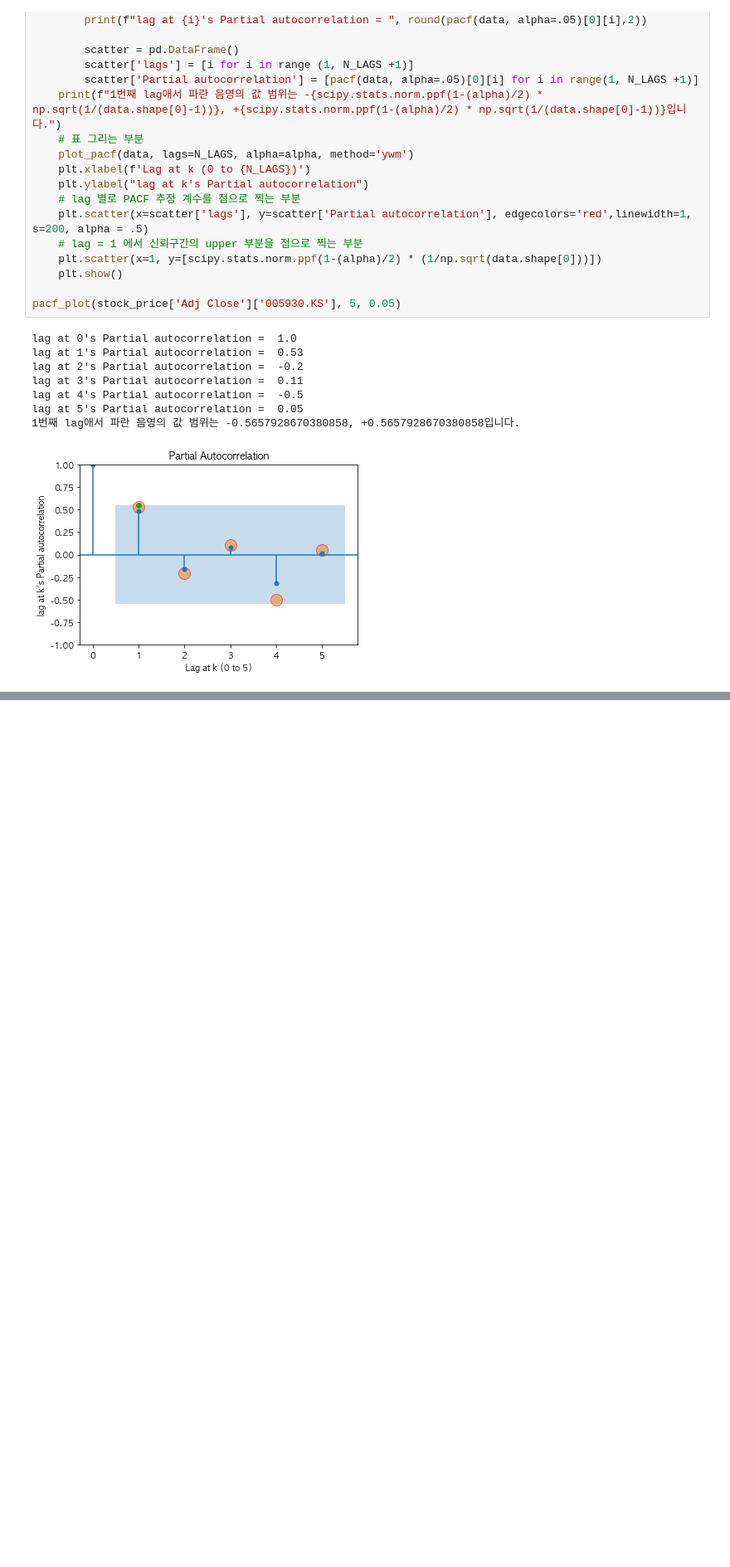
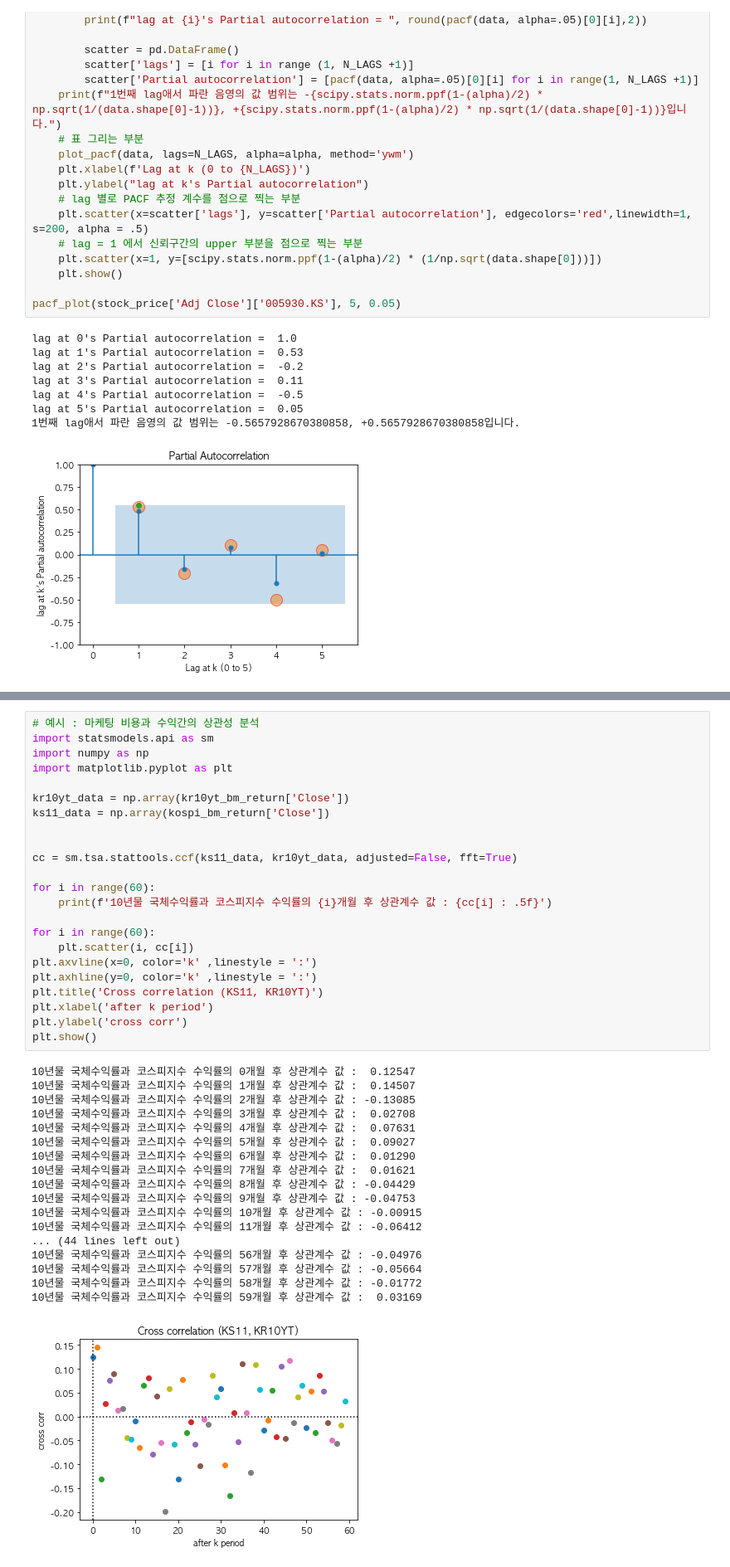
Before and after one commit to freejyb/fin_stats, a Jupyter notebook: 05 correlation_analysis.ipynb, the cells around one changed output, grey strips where cells are left out. Shown at 83% size. Saved outputs shown, nothing was run; the diff lists cells and outputs as text; blank space fills up the shorter version.

```diff
--- a/05 correlation_analysis.ipynb
+++ b/05 correlation_analysis.ipynb
@@ -641,0 +877,42 @@ lag at 5's Partial autocorrelation =  0.05
+# %%
+# 예시 : 마케팅 비용과 수익간의 상관성 분석
+import statsmodels.api as sm
+import numpy as np
+import matplotlib.pyplot as plt
+
+kr10yt_data = np.array(kr10yt_bm_return['Close'])
+ks11_data = np.array(kospi_bm_return['Close'])
+
+
+cc = sm.tsa.stattools.ccf(ks11_data, kr10yt_data, adjusted=False, fft=True)
+
+for i in range(60):
+    print(f'10년물 국체수익률과 코스피지수 수익률의 {i}개월 후 상관계수 값 : {cc[i] : .5f}')
+
+for i in range(60):
+    plt.scatter(i, cc[i])
+plt.axvline(x=0, color='k' ,linestyle = ':')
+plt.axhline(y=0, color='k' ,linestyle = ':')
+plt.title('Cross correlation (KS11, KR10YT)')
+plt.xlabel('after k period')
+plt.ylabel('cross corr')
+plt.show()
+# %% [output]
+10년물 국체수익률과 코스피지수 수익률의 0개월 후 상관계수 값 :  0.12547
+10년물 국체수익률과 코스피지수 수익률의 1개월 후 상관계수 값 :  0.14507
+10년물 국체수익률과 코스피지수 수익률의 2개월 후 상관계수 값 : -0.13085
+10년물 국체수익률과 코스피지수 수익률의 3개월 후 상관계수 값 :  0.02708
+10년물 국체수익률과 코스피지수 수익률의 4개월 후 상관계수 값 :  0.07631
+10년물 국체수익률과 코스피지수 수익률의 5개월 후 상관계수 값 :  0.09027
+10년물 국체수익률과 코스피지수 수익률의 6개월 후 상관계수 값 :  0.01290
+10년물 국체수익률과 코스피지수 수익률의 7개월 후 상관계수 값 :  0.01621
+10년물 국체수익률과 코스피지수 수익률의 8개월 후 상관계수 값 : -0.04429
+10년물 국체수익률과 코스피지수 수익률의 9개월 후 상관계수 값 : -0.04753
+10년물 국체수익률과 코스피지수 수익률의 10개월 후 상관계수 값 : -0.00915
+10년물 국체수익률과 코스피지수 수익률의 11개월 후 상관계수 값 : -0.06412
+... (44 lines left out)
+10년물 국체수익률과 코스피지수 수익률의 56개월 후 상관계수 값 : -0.04976
+10년물 국체수익률과 코스피지수 수익률의 57개월 후 상관계수 값 : -0.05664
+10년물 국체수익률과 코스피지수 수익률의 58개월 후 상관계수 값 : -0.01772
+10년물 국체수익률과 코스피지수 수익률의 59개월 후 상관계수 값 :  0.03169
+[figure, added]
```
Also changed, not shown: parts of 11 cells of this notebook.
